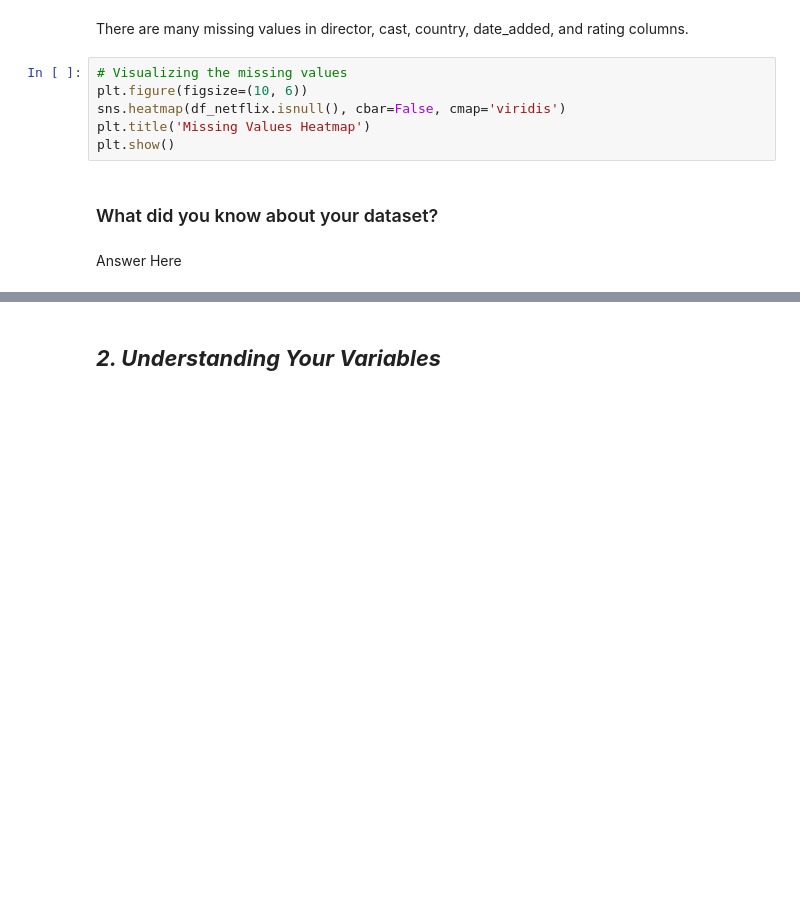
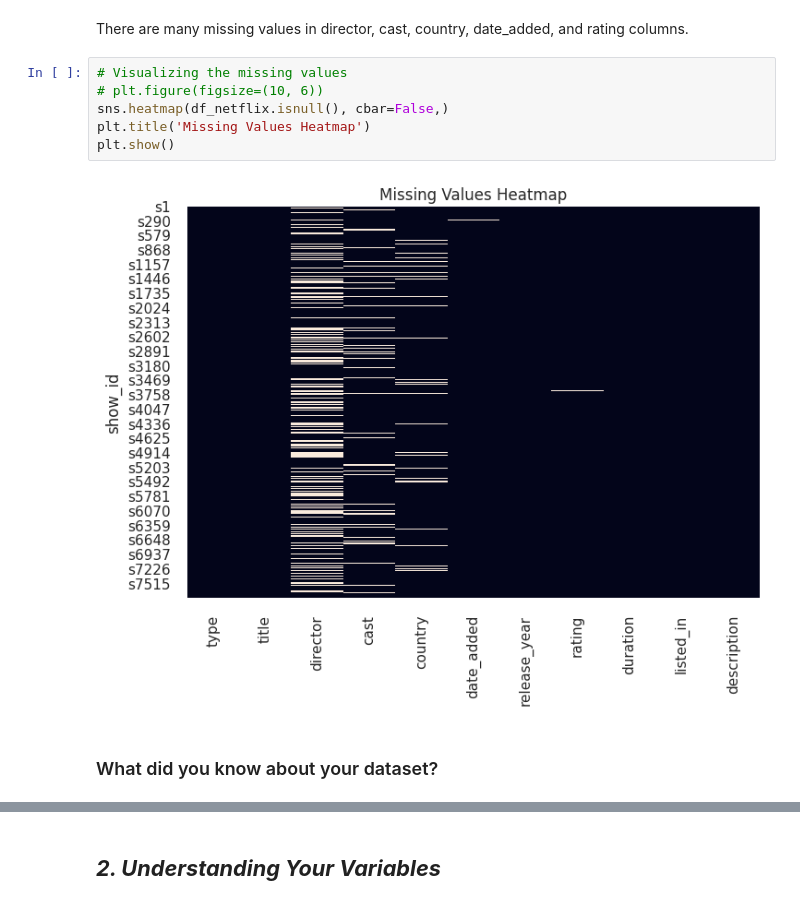
Before and after one commit to vibha-sanghani/Unsupervised-ML--Netflix-Movies-and-TV-Shows-Clustering, a Jupyter notebook: Vibha_Unsuvervised_ML_Netflix_Movies_Tv_Shows_Clustering.ipynb, the cells around one changed output, grey strips where cells are left out. Drawn from its saved outputs; the diff is of its cells as text; blank space fills up the shorter version.

```diff
--- a/Vibha_Unsuvervised_ML_Netflix_Movies_Tv_Shows_Clustering.ipynb
+++ b/Vibha_Unsuvervised_ML_Netflix_Movies_Tv_Shows_Clustering.ipynb
@@ -129,11 +230,11 @@ df_netflix.isnull().sum()
 There are many missing values in director, cast, country, date_added, and rating columns.
 # %%
 # Visualizing the missing values
-plt.figure(figsize=(10, 6))
-sns.heatmap(df_netflix.isnull(), cbar=False, cmap='viridis')
+# plt.figure(figsize=(10, 6))
+sns.heatmap(df_netflix.isnull(), cbar=False,)
 plt.title('Missing Values Heatmap')
 plt.show()
+# %% [output]
+[figure, added]
 # %% [markdown]
 ### What did you know about your dataset?
-# %% [markdown]
-Answer Here
```
Also changed, not shown: parts of 331 cells of this notebook.
